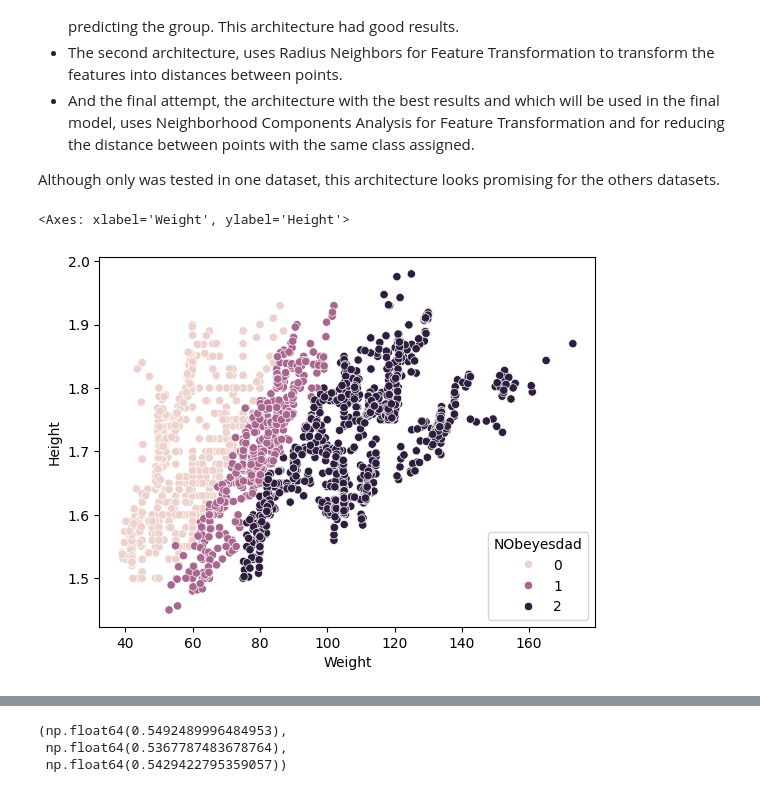
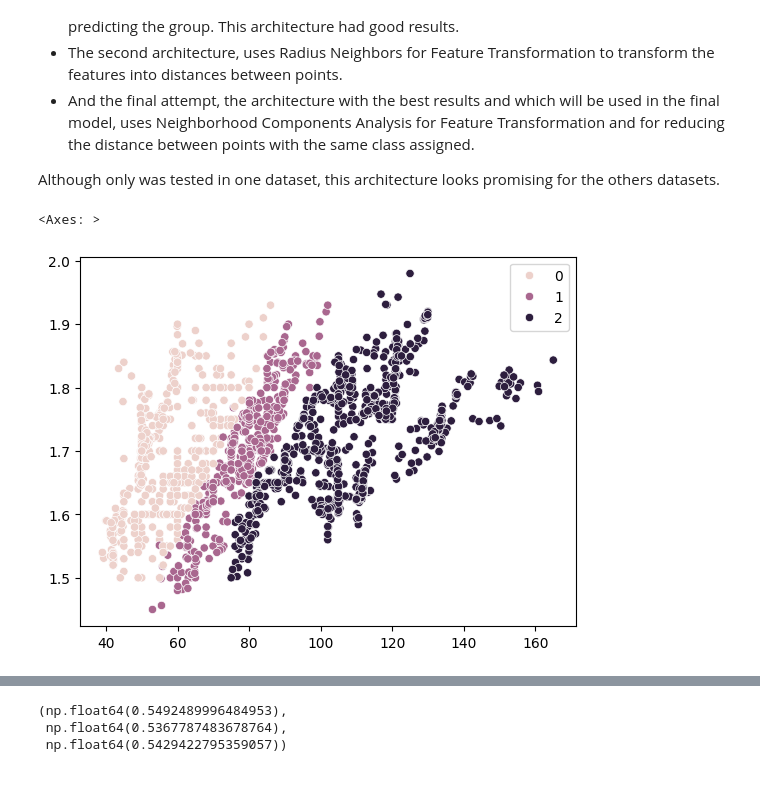
Before and after one commit to alexisuaguilaru/Obesity_Levels_Model, a Jupyter notebook: Model/Model.ipynb, the cells around one changed output, grey strips where cells are left out. Drawn from its saved outputs; the diff is of its cells as text; code cells hidden in the pictures.

Commit message:
MOD at Model Experimentation section : add others plots and metrics with test dataset

```diff
--- a/Model/Model.ipynb
+++ b/Model/Model.ipynb
@@ -38,8 +38,8 @@ y_target_groups = ObesityDataset_Groups[Target].to_numpy()
 # Splitting train-test
 X_train , X_test , y_train , y_test = train_test_split(X_features_groups,y_target_groups,test_size=0.2)
 # %%
-# Expected Result
-sns.scatterplot(ObesityDataset_Groups,x='Weight',y='Height',hue='NObeyesdad')
+# Expected Result for Train
+sns.scatterplot(x=X_train[:,2],y=X_train[:,1],hue=y_train)
 # %% [output]
-<Axes: xlabel='Weight', ylabel='Height'>
+<Axes: >
-[figure, old version]
+[figure, new version]
```
Also changed, not shown: parts of 9 cells of this notebook.
